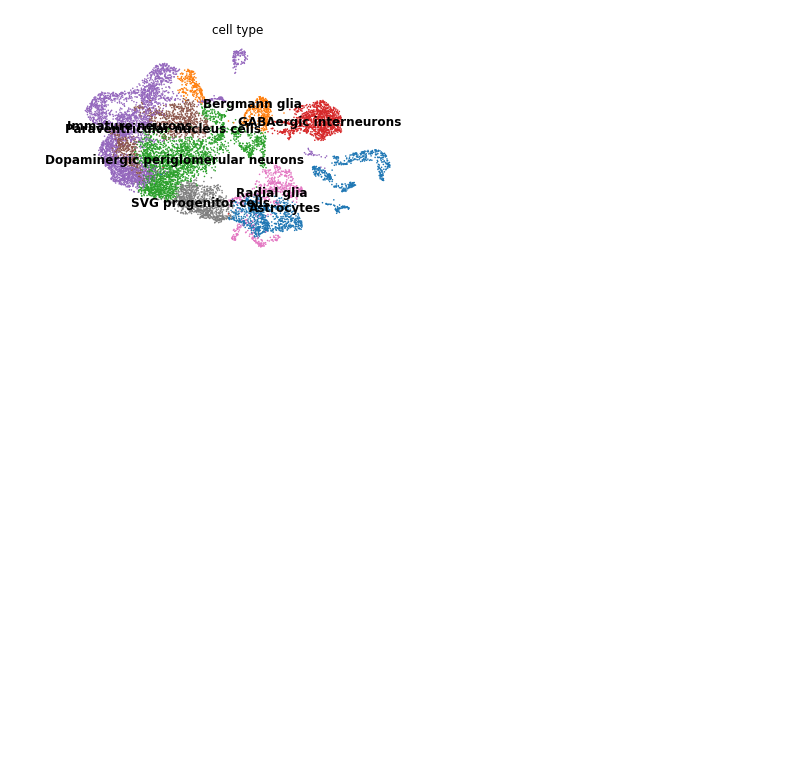
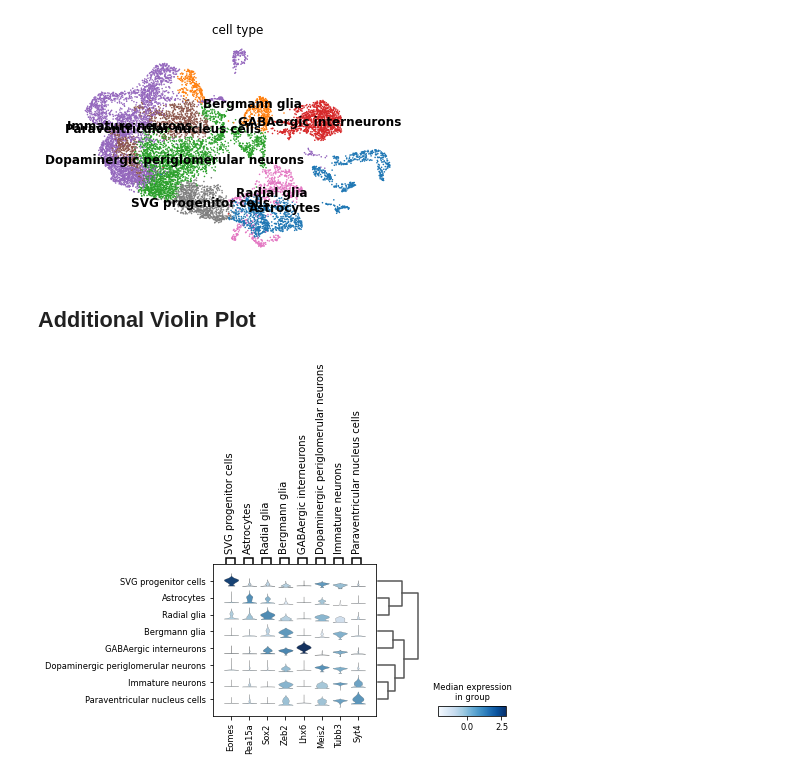
Before and after one commit to jimmulls/qbb2020-answers, a Jupyter notebook: week9/week9_assignment.ipynb, the cells around one changed output. Saved outputs shown, nothing was run; the diff lists cells and outputs as text; code cells hidden in the pictures; blank space fills up the shorter version.

Commit message:
Added an additional violin plot for further data classification

```diff
--- a/week9/week9_assignment.ipynb
+++ b/week9/week9_assignment.ipynb
@@ -165,3 +165,9 @@ WARNING: dendrogram data not found (using key=dendrogram_['cell type']). Running
 sc.pl.umap(filtered_pca, color='cell type', legend_loc='on data', frameon=False, legend_fontsize=12, size = 10)
 # %% [output]
 [figure]
+# %% [markdown]
+## Additional Violin Plot
+# %%
+ax = sc.pl.stacked_violin(filtered_pca, marker_gene_dict, groupby='cell type', swap_axes=False, dendrogram=True)
+# %% [output]
+[figure, added]
```
